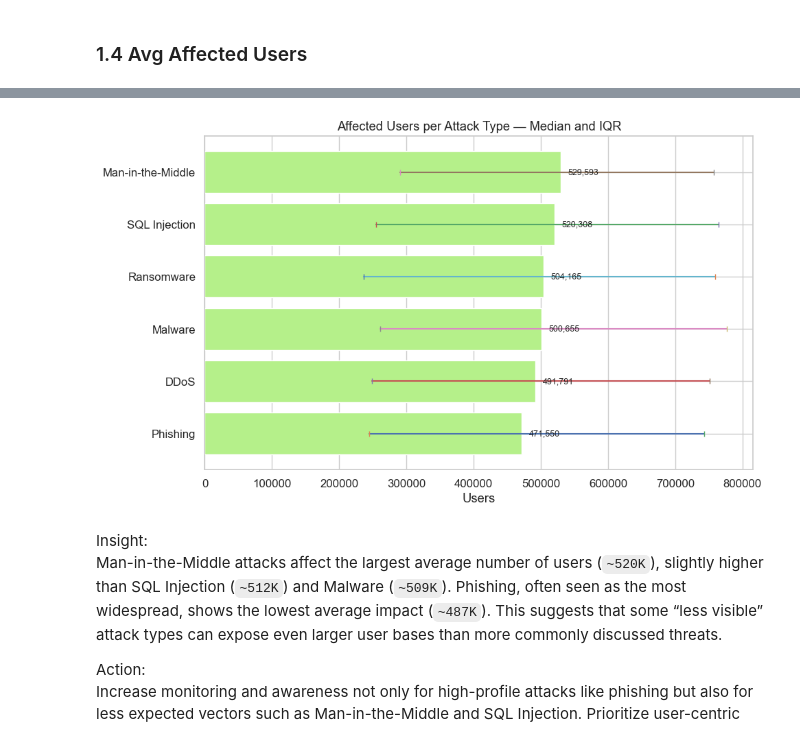
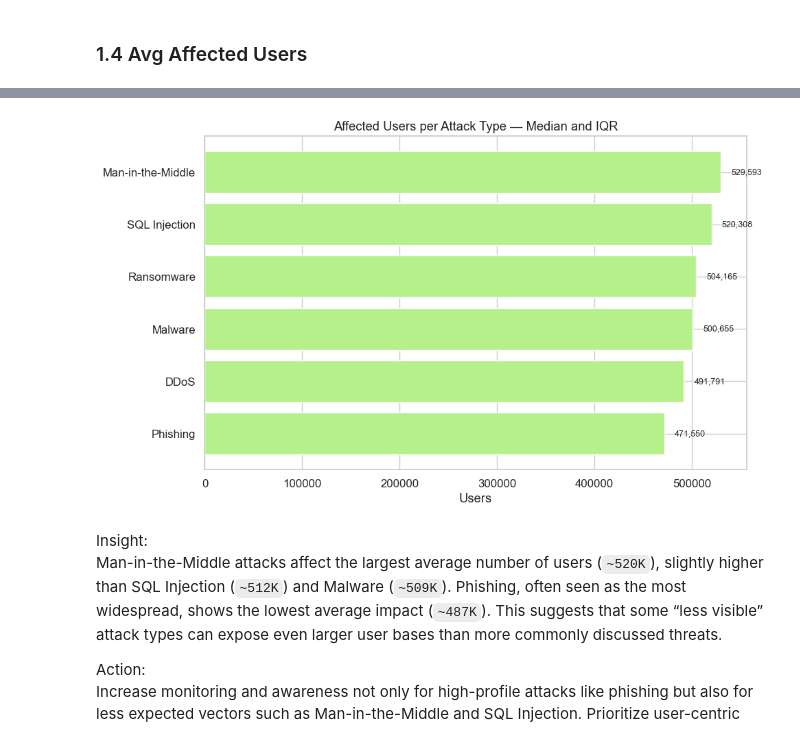
Before and after one commit to dolludaa/Global-Cybersecurity-Threats-2015-2024, a Jupyter notebook: business_analysis.ipynb, the cells around one changed output, grey strips where cells are left out. Saved outputs shown, nothing was run; the diff lists cells and outputs as text; code cells hidden in the pictures.

```diff
--- a/business_analysis.ipynb
+++ b/business_analysis.ipynb
@@ -258,28 +256,24 @@ This chart compares typical user impact by attack type using robust statistics:
 # %%
 stat = df.groupby('Attack Type')['Number of Affected Users'].agg(['median','quantile'])
 iqr = df.groupby('Attack Type')['Number of Affected Users'].quantile([0.25, 0.75]).unstack()
 stat = stat.drop(columns=['quantile'])
 stat['q25'] = iqr[0.25]
 stat['q75'] = iqr[0.75]
 stat = stat.sort_values('median')
 
 plt.figure(figsize=(10, 6))
 y = np.arange(len(stat))
 plt.barh(y, stat['median'].values, color=palette[2])
-# IQR как усы
-for i, (q25, q75) in enumerate(zip(stat['q25'].values, stat['q75'].values)):
-    plt.plot([q25, q75], [i, i])
-    plt.plot(q25, i, marker='|')
-    plt.plot(q75, i, marker='|')
+
 for i, m in enumerate(stat['median'].values):
     plt.text(m + 0.02*stat['median'].max(), i, f"{int(m):,}", va='center', fontsize=9)
 plt.yticks(y, stat.index)
 plt.xlabel('Users')
 plt.title('Affected Users per Attack Type — Median and IQR')
 plt.tight_layout()
 plt.show()
 # %% [output]
-[figure, old version]
+[figure, new version]
 # %% [markdown]
 Insight:
 Man-in-the-Middle attacks affect the largest average number of users (`~520K`), slightly higher than SQL Injection (`~512K`) and Malware (`~509K`). Phishing, often seen as the most widespread, shows the lowest average impact (`~487K`). This suggests that some “less visible” attack types can expose even larger user bases than more commonly discussed threats.
```
Also changed, not shown: parts of 15 cells of this notebook.
